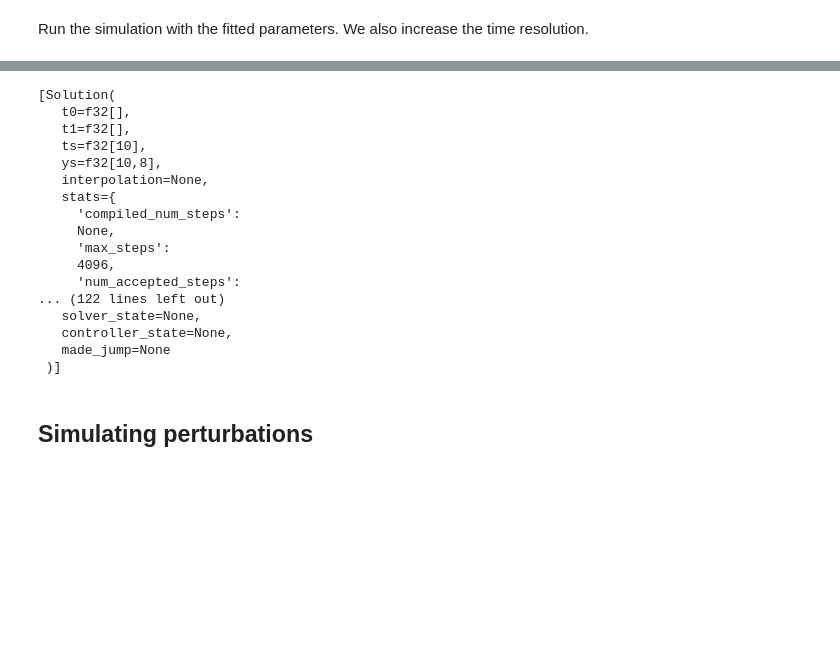
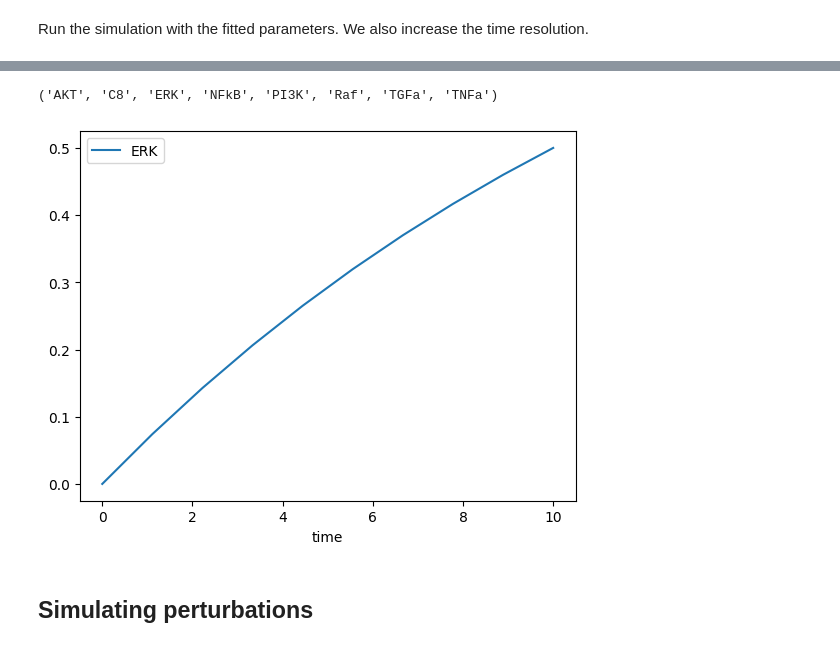
Before and after one commit to saezlab/codax, a Jupyter notebook: examples/logicODE_tutorial.ipynb, the cells around one changed output, grey strips where cells are left out. Drawn from its saved outputs; the diff is of its cells as text; code cells hidden in the pictures; blank space fills up the shorter version.

```diff
--- a/examples/logicODE_tutorial.ipynb
+++ b/examples/logicODE_tutorial.ipynb
@@ -142,23 +142,22 @@ sim_res = c.simulate( ODEparameters=opt_params, timepoints=jax.numpy.linspace(0,
-# %%
-sim_res
-# %% [output]
-[Solution(
-   t0=f32[],
-   t1=f32[],
-   ts=f32[10],
-   ys=f32[10,8],
-   interpolation=None,
-   stats={
-     'compiled_num_steps':
-     None,
-     'max_steps':
-     4096,
-     'num_accepted_steps':
-... (122 lines left out)
-   solver_state=None,
-   controller_state=None,
-   made_jump=None
- )]
+# %%
+c.states
+# %% [output]
+('AKT', 'C8', 'ERK', 'NFkB', 'PI3K', 'Raf', 'TGFa', 'TNFa')
+# %%
+def get_sim_data(condition, state, sim_res):
+    icond = c.states.index(condition)
+    return np.array(sim_res[icond].ts), np.array(sim_res[icond].ys[:, state])
+
+def plot_condition(condition, state, sim_res):
+    x, y = get_sim_data(condition, state, sim_res)
+    pd.DataFrame({
+        'time': x,
+        condition: y
+    }).plot(x='time', y=condition)
+
+plot_condition('ERK', 0, sim_res)
+# %% [output]
+[figure, added]
 # %% [markdown]
 ## Simulating perturbations
 # %%
```
Also changed, not shown: parts of 6 cells of this notebook.
